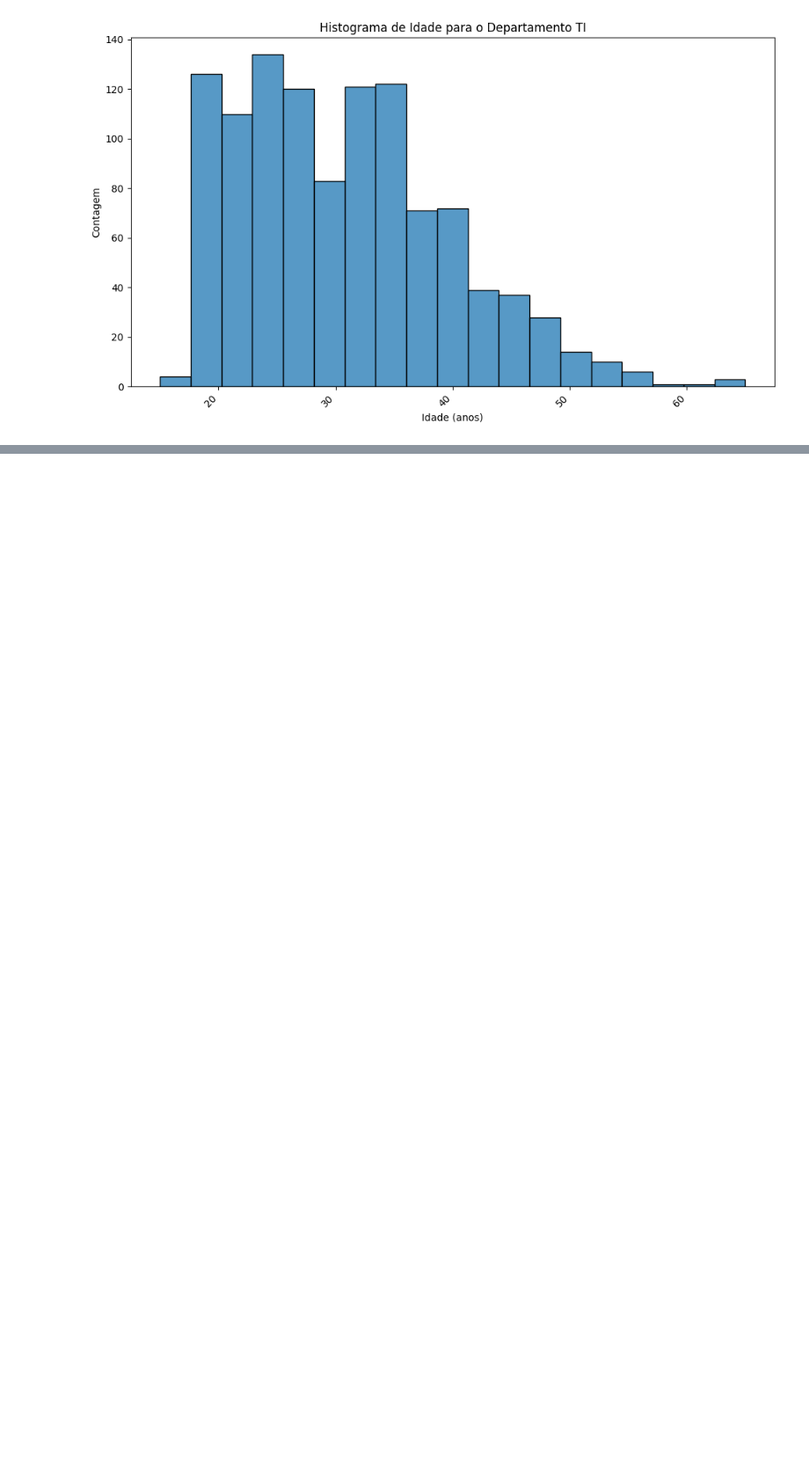
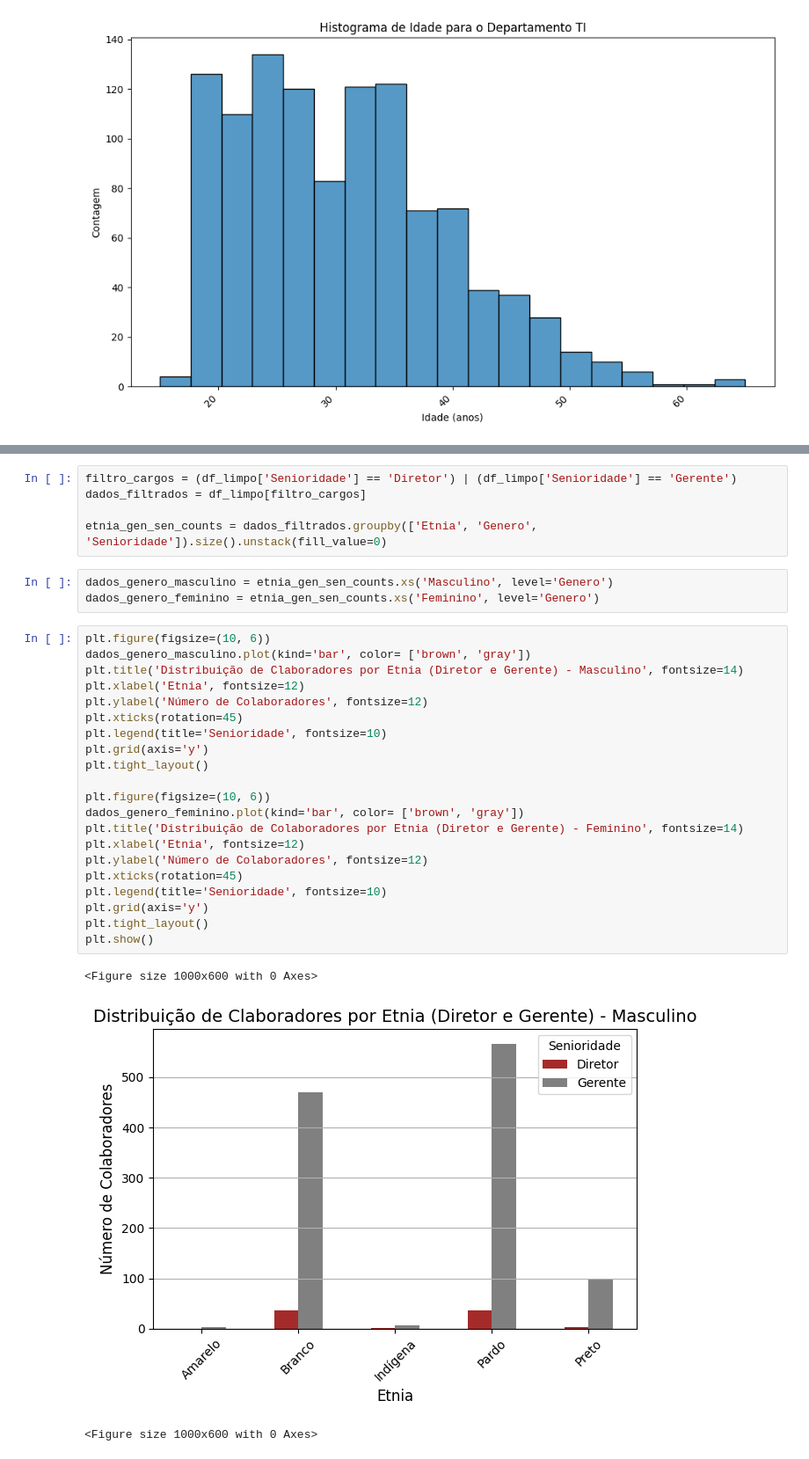
Before and after one commit to Ada-Empregabilidade/adahack-2024-dados, a Jupyter notebook: Entregas/DD-08/codigo.ipynb, the cells around one changed output, grey strips where cells are left out. Shown at 88% size. Cells and saved outputs as stored; diff of their text form; blank space fills up the shorter version.

```diff
--- a/Entregas/DD-08/codigo.ipynb
+++ b/Entregas/DD-08/codigo.ipynb
@@ -542,0 +583,33 @@ for departamento in departamentos:
+# %%
+filtro_cargos = (df_limpo['Senioridade'] == 'Diretor') | (df_limpo['Senioridade'] == 'Gerente')
+dados_filtrados = df_limpo[filtro_cargos]
+
+etnia_gen_sen_counts = dados_filtrados.groupby(['Etnia', 'Genero', 'Senioridade']).size().unstack(fill_value=0)
+# %%
+dados_genero_masculino = etnia_gen_sen_counts.xs('Masculino', level='Genero')
+dados_genero_feminino = etnia_gen_sen_counts.xs('Feminino', level='Genero')
+# %%
+plt.figure(figsize=(10, 6))
+dados_genero_masculino.plot(kind='bar', color= ['brown', 'gray'])
+plt.title('Distribuição de Claboradores por Etnia (Diretor e Gerente) - Masculino', fontsize=14)
+plt.xlabel('Etnia', fontsize=12)
+plt.ylabel('Número de Colaboradores', fontsize=12)
+plt.xticks(rotation=45)
+plt.legend(title='Senioridade', fontsize=10)
+plt.grid(axis='y')
+plt.tight_layout()
+
+plt.figure(figsize=(10, 6))
+dados_genero_feminino.plot(kind='bar', color= ['brown', 'gray'])
+plt.title('Distribuição de Colaboradores por Etnia (Diretor e Gerente) - Feminino', fontsize=14)
+plt.xlabel('Etnia', fontsize=12)
+plt.ylabel('Número de Colaboradores', fontsize=12)
+plt.xticks(rotation=45)
+plt.legend(title='Senioridade', fontsize=10)
+plt.grid(axis='y')
+plt.tight_layout()
+plt.show()
+# %% [output]
+<Figure size 1000x600 with 0 Axes>
+[figure, added]
+<Figure size 1000x600 with 0 Axes>
```
Also changed, not shown: parts of 15 cells of this notebook, 1 other file.
